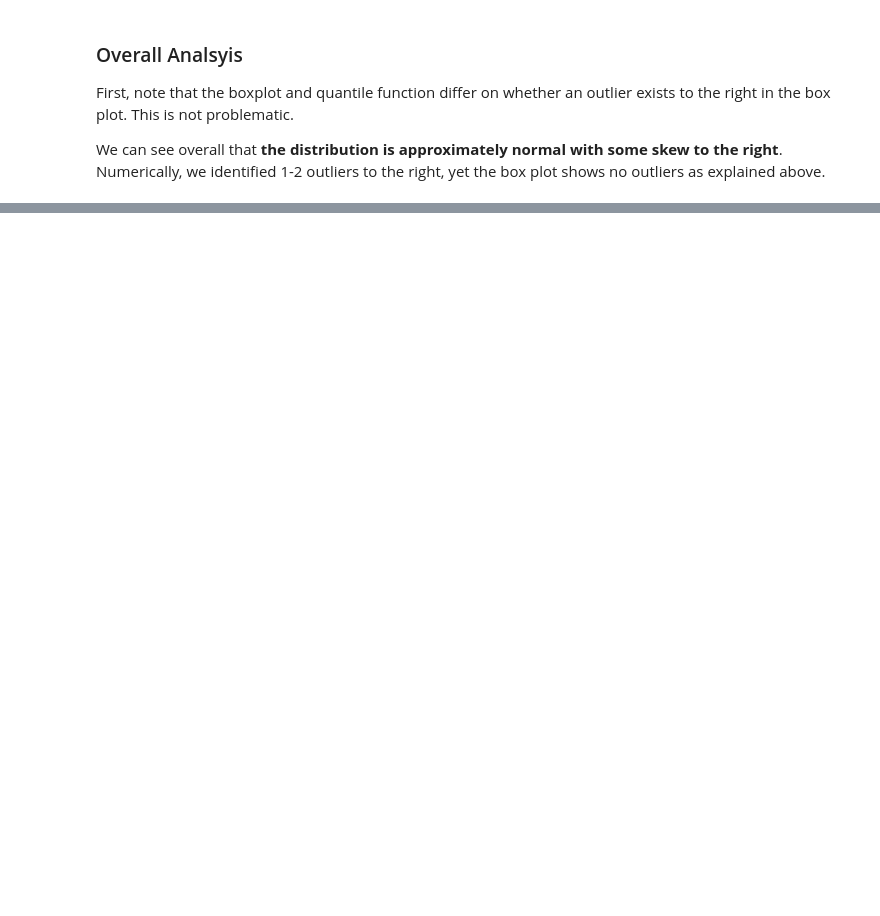
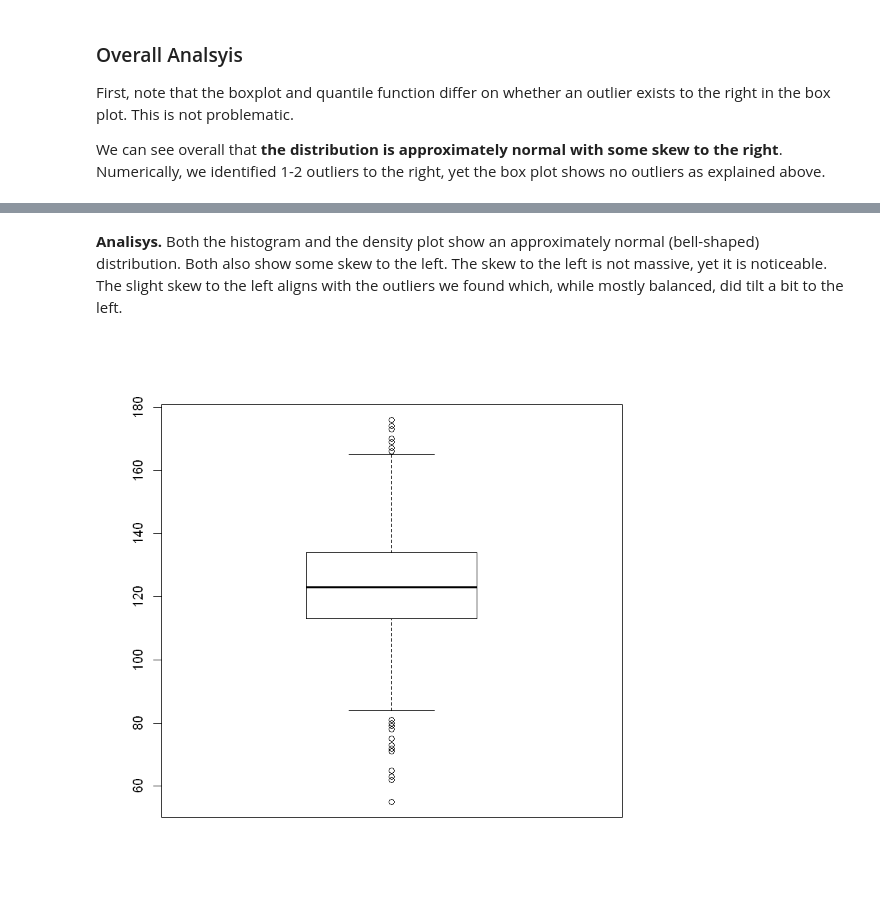
Before and after one commit to StraightDraw/probstat, a Jupyter notebook: S1b.ipynb, the cells around one changed output, grey strips where cells are left out. Saved outputs shown, nothing was run; the diff lists cells and outputs as text; code cells hidden in the pictures; blank space fills up the shorter version.

```diff
--- a/S1b.ipynb
+++ b/S1b.ipynb
@@ -81,0 +148,6 @@ We can see overall that **the distribution is approximately normal with some ske
+# %% [markdown]
+**Analisys.** Both the histogram and the density plot show an approximately normal (bell-shaped) distribution. Both also show some skew to the left. The skew to the left is not massive, yet it is noticeable. The slight skew to the left aligns with the outliers we found which, while mostly balanced, did tilt a bit to the left.
+# %%
+boxplot(nosmoke)
+# %% [output]
+[figure, added]
```
Also changed, not shown: parts of 23 cells of this notebook, 15 other files.
